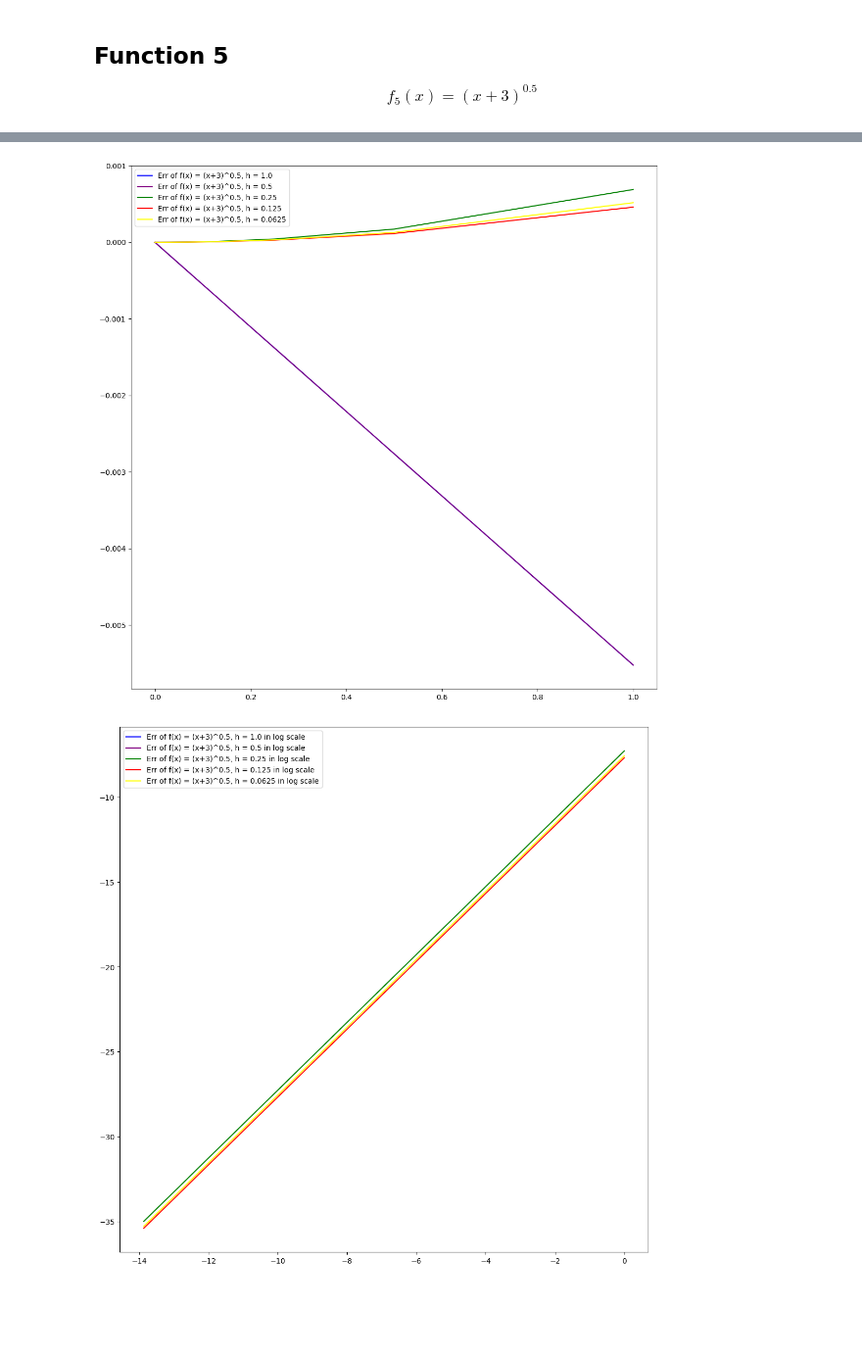
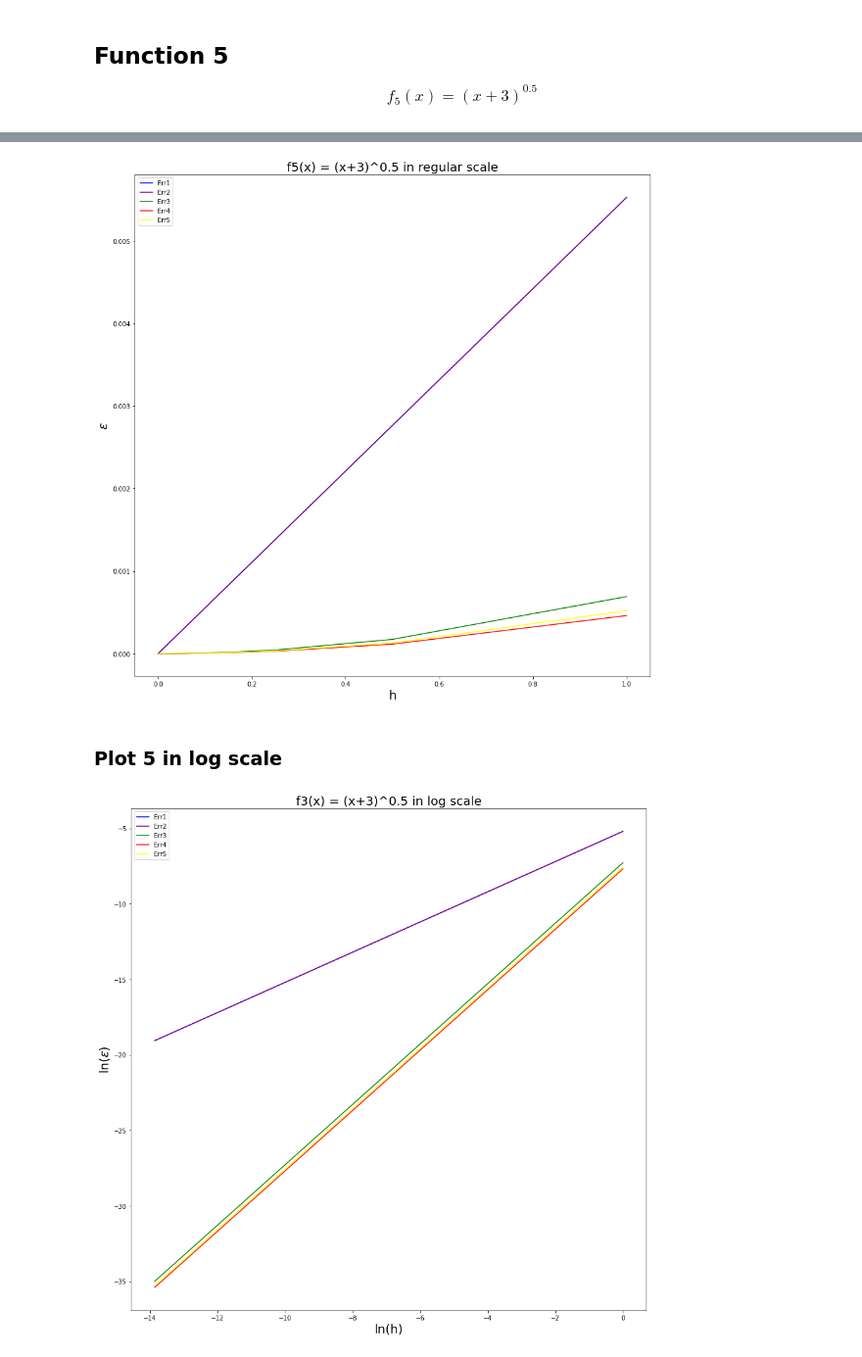
Before and after one commit to Mikholen/computational_math, a Jupyter notebook: task1.ipynb, the cells around one changed output, grey strips where cells are left out. Shown at 98% size. Saved outputs shown, nothing was run; the diff lists cells and outputs as text; code cells hidden in the pictures; blank space fills up the shorter version.

```diff
--- a/task1.ipynb
+++ b/task1.ipynb
@@ -292,10 +335,15 @@ y_data4_log[4] = method_err5_log(f4_third_derivative)
 # %%
-size = 13
+size = 15
 plt.figure (figsize=(size, size))
+
+ax = plt.gca ()
+ax.set_title('f4(x) = ln(x+3) in log scale', size=20)
+ax.set_xlabel (r"ln(h)", fontsize = 20)
+ax.set_ylabel (r"ln($\epsilon$)", fontsize = 20)
 
 for i in range (0, len(y_data4_log)):
 
-    plt.plot(np.log(x_data), y_data4_log[i], color = cols[i], label = 'Err of f(x) = ln(x+3), h = ' + str(x_data[i])+ ' in log scale')
+    plt.plot(np.log(x_data), y_data4_log[i], color = cols[i], label = 'Err' + str(i+1))
     plt.legend(loc='best')
 
     plt.show
@@ -310,7 +358,7 @@ $$f_5(x) = (x+3)^{0.5}$$
 x0 = 5
 
 f5 = (x0+3)**0.5
-f5_second_derivative = -0.01104854
+f5_second_derivative = 0.01104854
 f5_third_derivative  = 0.0020716
 
 y_data5 = [[],[],[],[],[]]
@@ -322,22 +372,27 @@ y_data5[4] = method_err5(f5_third_derivative)
 # %%
-size = 13
+size = 15
 plt.figure (figsize=(size, size))
+
+ax = plt.gca ()
+ax.set_title('f5(x) = (x+3)^0.5 in regular scale', size=20)
+ax.set_xlabel (r"h", fontsize = 20)
+ax.set_ylabel (r"$\epsilon$", fontsize = 20)
 
 for i in range (0, len(y_data5)):
 
-    plt.plot(x_data, y_data5[i], color = cols[i], label = 'Err of f(x) = (x+3)^0.5, h = ' + str(x_data[i]))
+    plt.plot(x_data, y_data5[i], color = cols[i], label = 'Err' + str(i+1))
     plt.legend(loc='best')
 
     plt.show
 # %% [output]
-[figure, old version]
+[figure, new version]
 # %%
 #function 5 in f5(x) = (x+3)^0.5
 
 x0 = 5
 
 f5 = (x0+3)**0.5
-f5_second_derivative = -0.01104854
+f5_second_derivative = 0.01104854
 f5_third_derivative  = 0.0020716
 
 y_data5_log = [[],[],[],[],[]]
@@ -346,15 +401,22 @@ y_data5_log[1] = method_err2_log(f5_second_derivative)
 y_data5_log[2] = method_err3_log(f5_third_derivative)
 y_data5_log[3] = method_err4_log(f5_third_derivative)
 y_data5_log[4] = method_err5_log(f5_third_derivative)
+# %% [markdown]
+### Plot 5 in log scale
 # %%
-size = 13
+size = 15
 plt.figure (figsize=(size, size))
 
-for i in range (0, len(y_data4_log)):
+ax = plt.gca ()
+ax.set_title('f3(x) = (x+3)^0.5 in log scale', size=20)
+ax.set_xlabel (r"ln(h)", fontsize = 20)
+ax.set_ylabel (r"ln($\epsilon$)", fontsize = 20)
 
-    plt.plot(np.log(x_data), y_data5_log[i], color = cols[i], label = 'Err of f(x) = (x+3)^0.5, h = ' + str(x_data[i])+ ' in log scale')
+for i in range (0, len(y_data5_log)):
+
+    plt.plot(np.log(x_data), y_data5_log[i], color = cols[i], label = 'Err' + str(i+1))
     plt.legend(loc='best')
 
     plt.show
 # %% [output]
-[figure, old version]
+[figure, new version]
```
Also changed, not shown: parts of 23 cells of this notebook.
